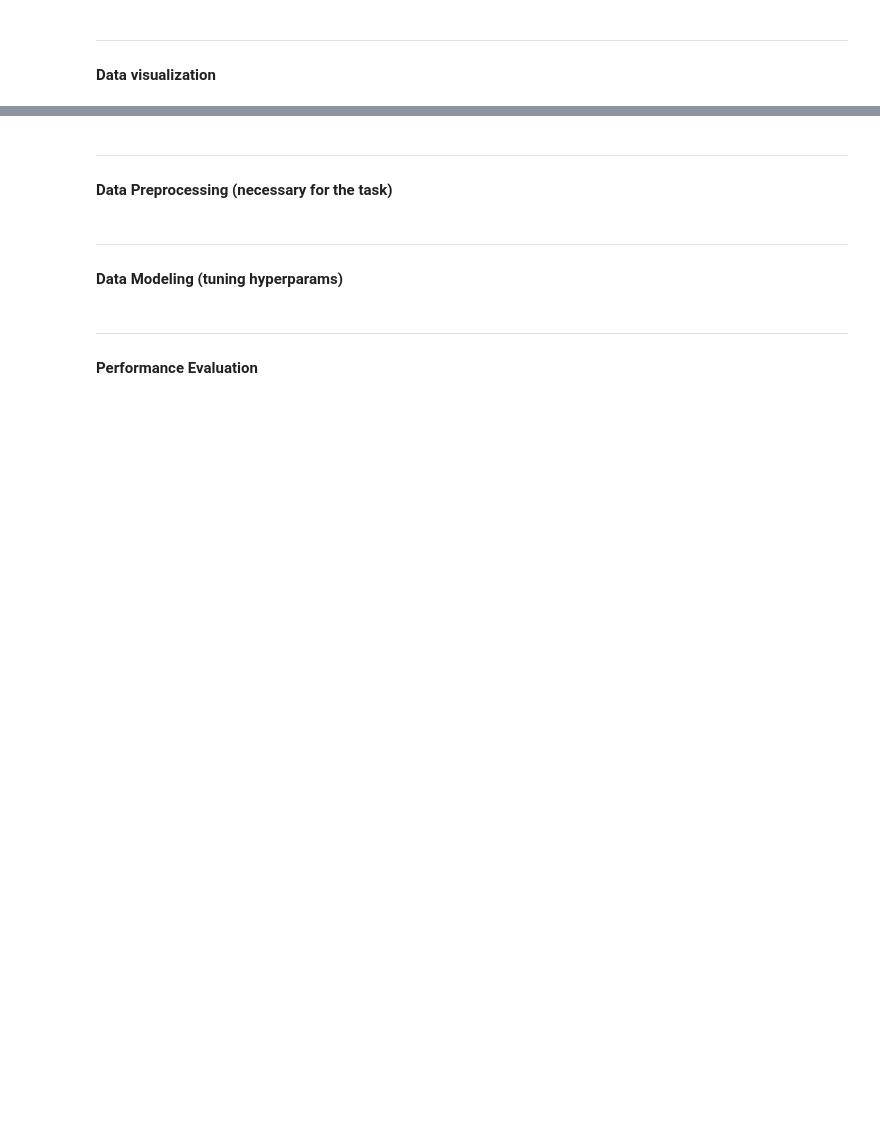
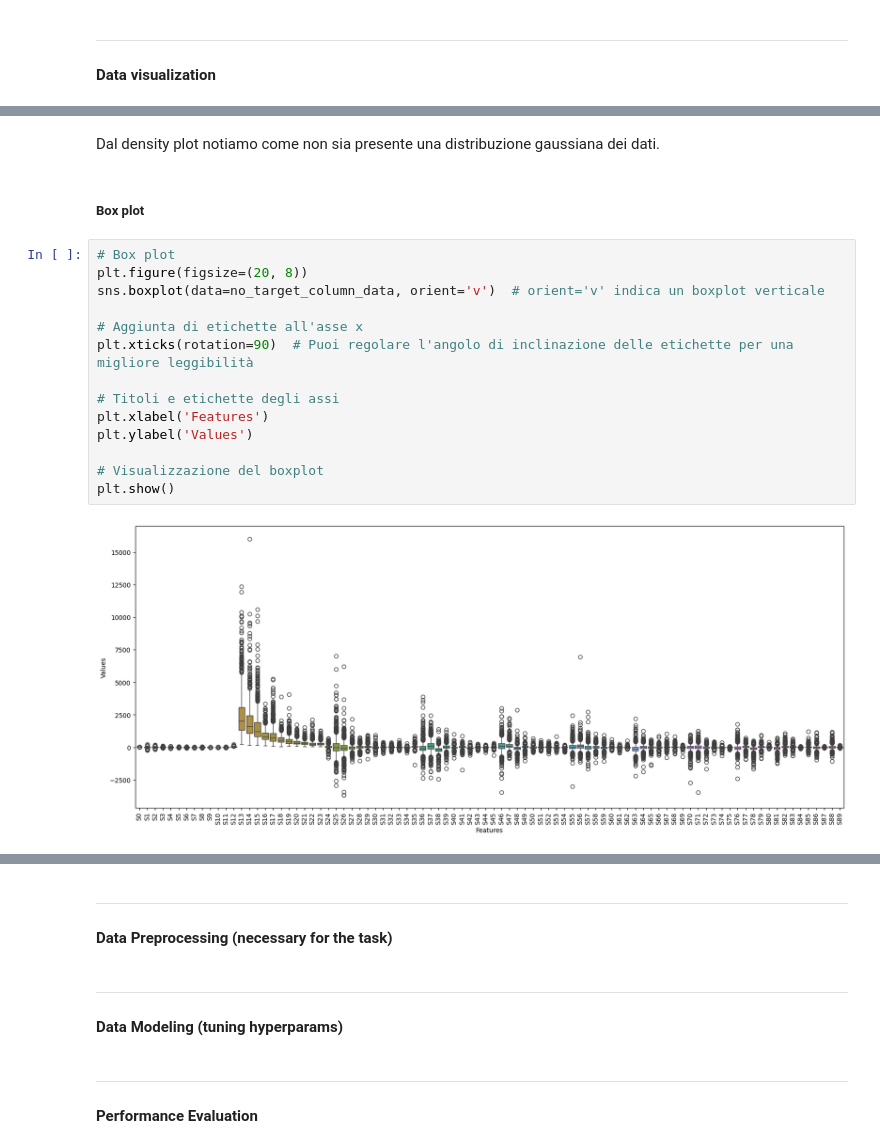
Before and after one commit to gabM27/audio-track-year-recognizer, a Jupyter notebook: TrainingModule/main.ipynb, the cells around one changed output, grey strips where cells are left out. Cells and saved outputs as stored; diff of their text form; blank space fills up the shorter version.

```diff
--- a/TrainingModule/main.ipynb
+++ b/TrainingModule/main.ipynb
@@ -125,0 +166,20 @@ Year
+# %% [markdown]
+Dal density plot notiamo come non sia presente una distribuzione gaussiana dei dati.
+# %% [markdown]
+##### Box plot
+# %%
+# Box plot
+plt.figure(figsize=(20, 8))
+sns.boxplot(data=no_target_column_data, orient='v')  # orient='v' indica un boxplot verticale
+
+# Aggiunta di etichette all'asse x
+plt.xticks(rotation=90)  # Puoi regolare l'angolo di inclinazione delle etichette per una migliore leggibilità
+
+# Titoli e etichette degli assi
+plt.xlabel('Features')
+plt.ylabel('Values')
+
+# Visualizzazione del boxplot
+plt.show()
+# %% [output]
+[figure, added]
```
Also changed, not shown: parts of 19 cells of this notebook.
